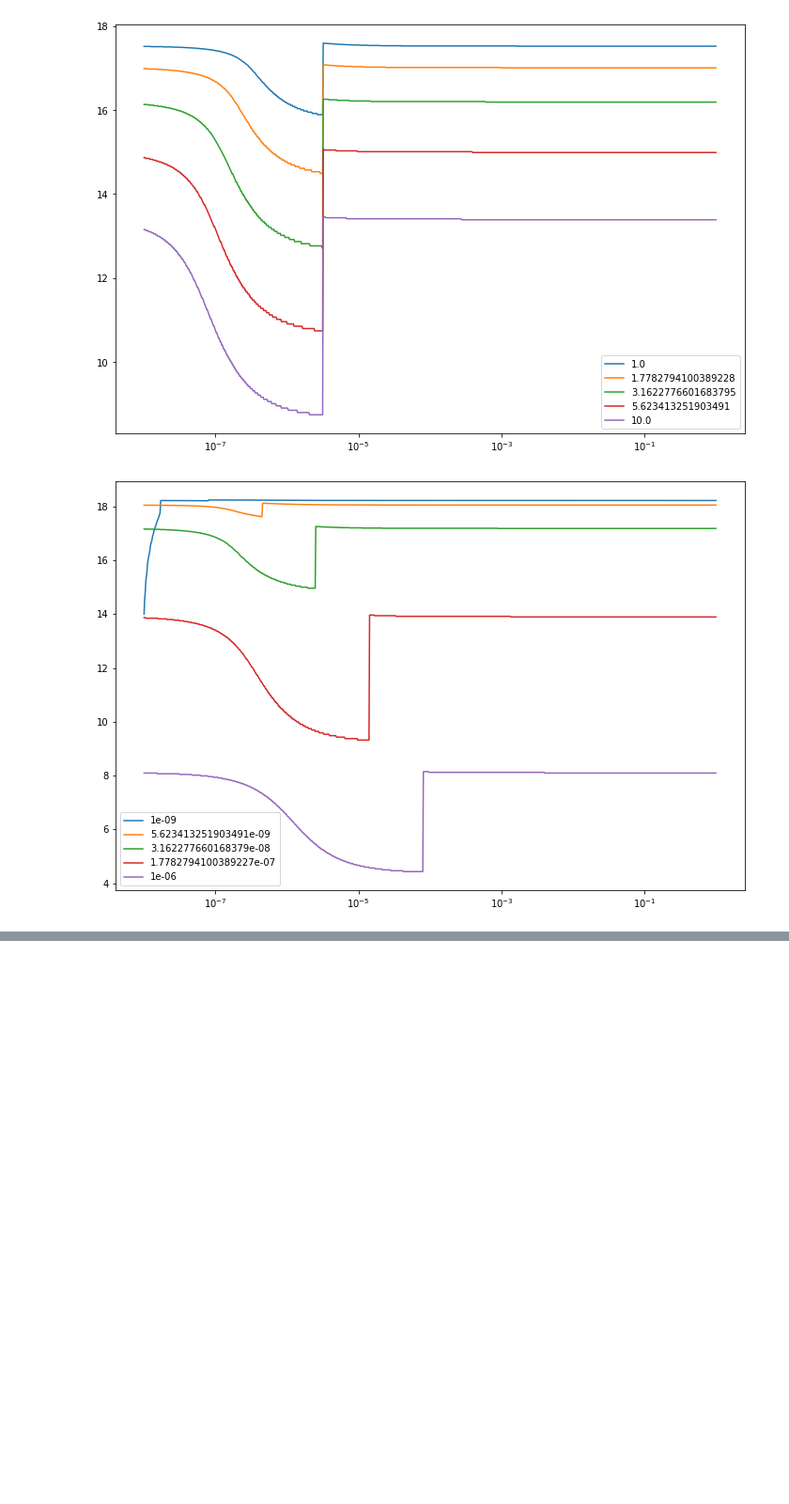
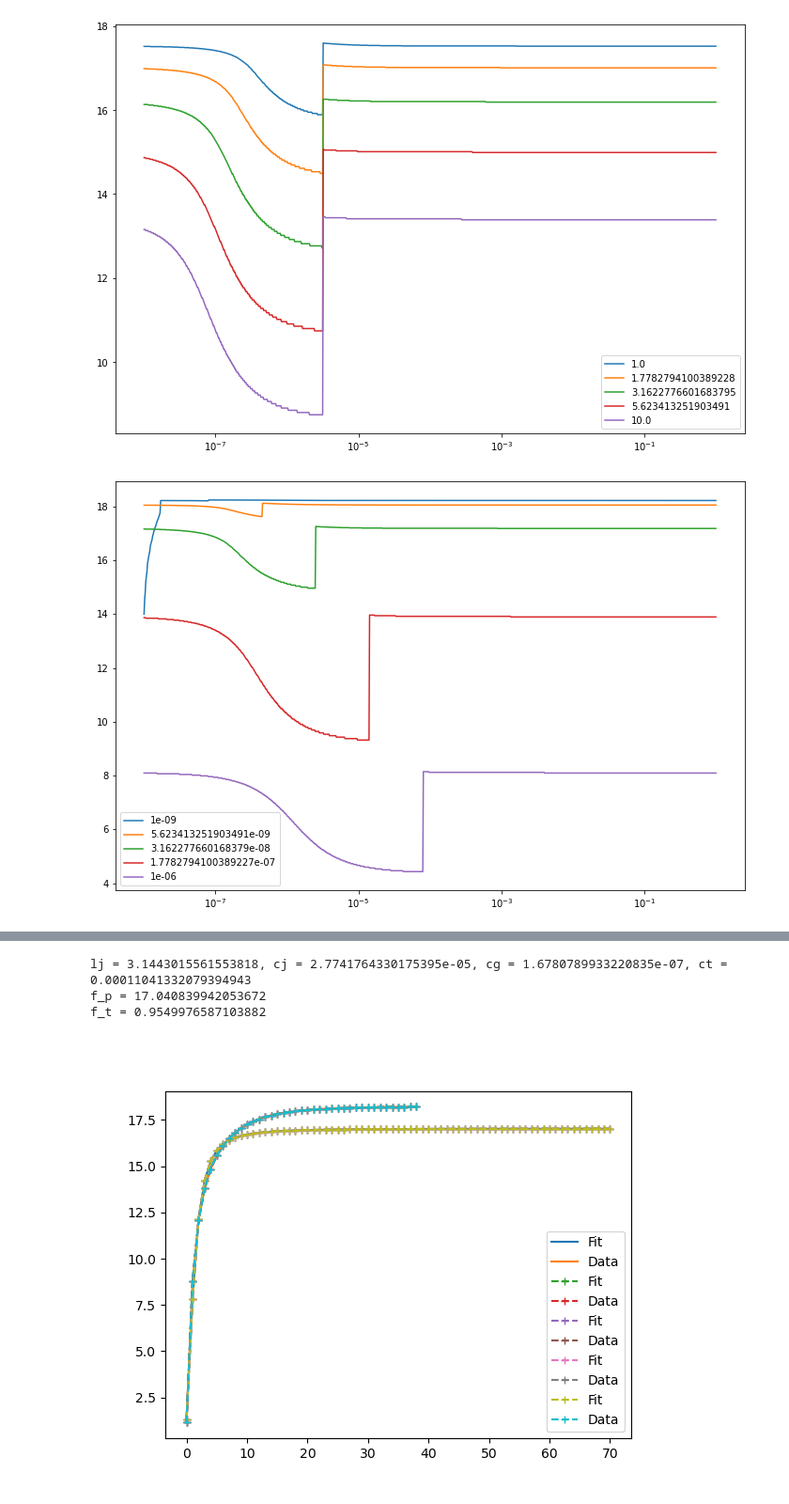
Before and after one commit to RemiRousseau/JJarray_formal, a Jupyter notebook: Formal_lossy_2.ipynb, the cells around one changed output, grey strips where cells are left out. Shown: that part at 94% size. Cells and saved outputs as stored; diff of their text form; code cells hidden in the pictures; blank space fills up the shorter version.

```diff
--- a/Formal_lossy_2.ipynb
+++ b/Formal_lossy_2.ipynb
@@ -465,0 +467,19 @@ plt.legend()
+# %%
+def get_dist(x):
+    [lj, cj, cg, ct] = x
+    cj,cg,ct = abs(cj),abs(cg),abs(ct)
+    n_jct = 80
+    zs = lambda w: 1j*lj*w/(1-lj*cj*w**2)
+    yg = lambda w: 1j*cg*w
+    zt = lambda w: 1/(1j*ct*w)
+    gamma = lambda w: np.arccos(zs(w)*yg(w)/2+1)
+    zl = lambda w: np.sqrt(zs(w)/yg(w)*np.exp(1j*gamma(w)))
+    z_in = lambda w: zl(w)*(zt(w)+1j*zl(w)*np.tan(gamma(w)*n_jct/2))/(zl(w)+1j*zt(w)*np.tan(gamma(w)*n_jct/2))
+    ws = np.linspace(0,1/np.sqrt(lj*cj)/2/np.pi,100000, dtype=complex)*2*np.pi
+    z_in_im_vals = np.imag(z_in(ws))
+    sgn = np.sign(z_in_im_vals)
+    f_roots = [ws[ind]/2/np.pi for ind, test in enumerate(sgn[:-1] * sgn[1:] == -1) if test]
+    return 10*(f_roots[0]-freqs_v0[0])**2+np.sum([(f_r-a)**2 for f_r,a in zip(f_roots[1:10],freqs_v0[1:10])])
+# %%
+#res = minimize(get_dist,[1.9,40e-6,4e-8,1e-6])
+res = minimize(get_dist,[1.31221428e+00, 5.72137213e-05, 1.31638101e-06, 3.20923901e-05])
@@ -465,0 +488,29 @@ plt.legend()
+# %%
+def print_res(x):
+    [lj, cj, cg, ct] = x
+    cj,cg,ct = abs(cj),abs(cg),abs(ct)
+    n_jct = 80
+    zs = lambda w: 1j*lj*w/(1-lj*cj*w**2)
+    yg = lambda w: 1j*cg*w
+    zt = lambda w: 1/(1j*ct*w)
+    gamma = lambda w: np.arccos(zs(w)*yg(w)/2+1)
+    zl = lambda w: np.sqrt(zs(w)/yg(w)*np.exp(1j*gamma(w)))
+    z_in = lambda w: zl(w)*(zt(w)+1j*zl(w)*np.tan(gamma(w)*n_jct/2))/(zl(w)+1j*zt(w)*np.tan(gamma(w)*n_jct/2))
+    ws = np.linspace(0,1/np.sqrt(lj*cj)/2/np.pi,100000, dtype=complex)*2*np.pi
+    z_in_im_vals = np.imag(z_in(ws))
+    sgn = np.sign(z_in_im_vals)
+    f_roots = [ws[ind]/2/np.pi for ind, test in enumerate(sgn[:-1] * sgn[1:] == -1) if test]
+    print(f"lj = {lj}, cj = {cj}, cg = {cg}, ct = {ct}")
+    print(f"f_p = {1/np.sqrt(lj*cj)/2/np.pi}")
+    print(f"f_t = {1/np.sqrt(n_jct*lj*ct)/2/np.pi}")
+    plt.plot(f_roots,"+--",label="Fit")
+    plt.plot(freqs_v0,"+--",label="Data")
+    plt.legend()
+    plt.show()
+# %%
+print_res(res.x)
+# %% [output]
+lj = 3.1443015561553818, cj = 2.7741764330175395e-05, cg = 1.6780789933220835e-07, ct = 0.00011041332079394943
+f_p = 17.040839942053672
+f_t = 0.9549976587103882
+[figure, added]
```
Also changed, not shown: parts of 8 cells of this notebook, 8 other files.
